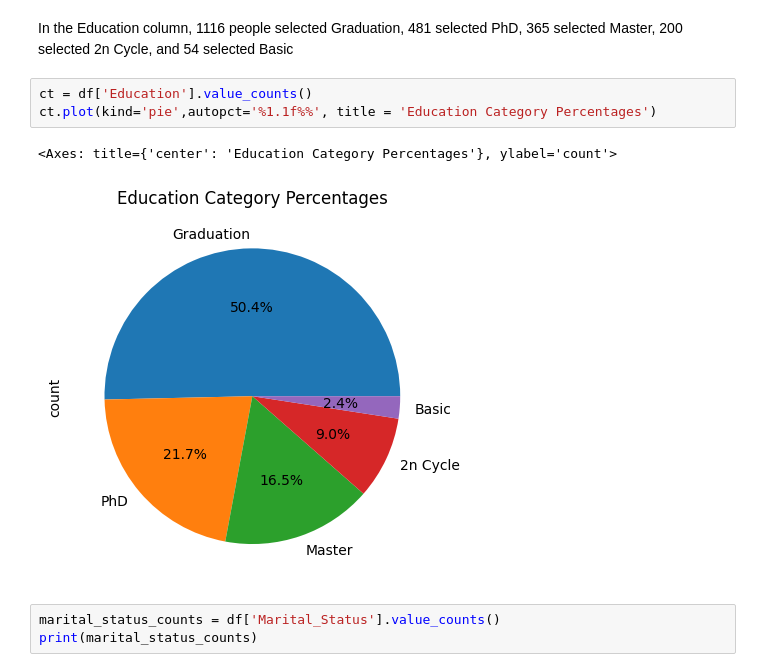
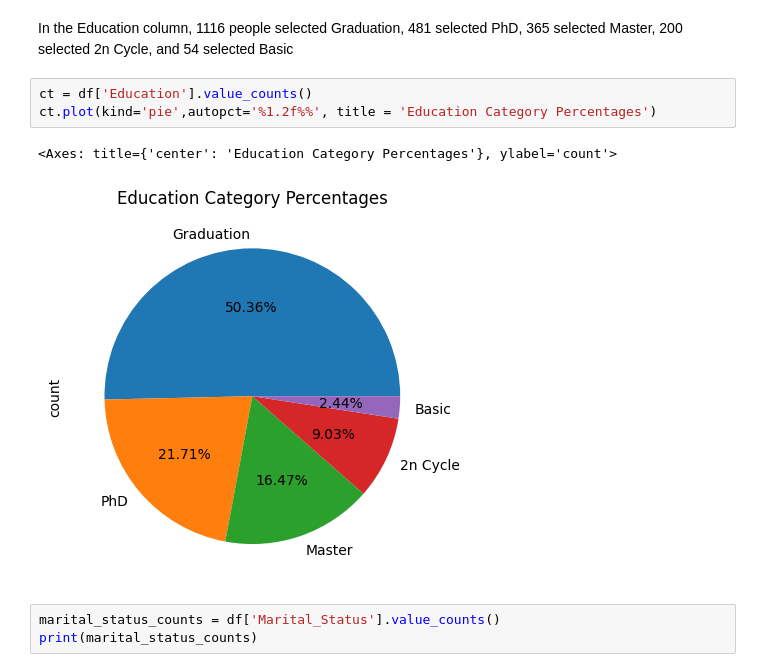
Before and after one commit to Data-Analytics-with-Python/individual-assignment-i-hadiashaikhh, a Jupyter notebook: Assignment_Notebook_1 - Hadia Shaikh.ipynb, the cells around one changed output. Drawn from its saved outputs; the diff is of its cells as text.

```diff
--- a/Assignment_Notebook_1 - Hadia Shaikh.ipynb
+++ b/Assignment_Notebook_1 - Hadia Shaikh.ipynb
@@ -216,10 +216,10 @@ Name: count, dtype: int64
 In the Education column, 1116 people selected Graduation, 481 selected PhD, 365 selected Master, 200 selected 2n Cycle, and 54 selected Basic
 # %%
 ct = df['Education'].value_counts()
-ct.plot(kind='pie',autopct='%1.1f%%', title = 'Education Category Percentages')
+ct.plot(kind='pie',autopct='%1.2f%%', title = 'Education Category Percentages')
 # %% [output]
 <Axes: title={'center': 'Education Category Percentages'}, ylabel='count'>
-[figure, old version]
+[figure, new version]
 # %%
 marital_status_counts = df['Marital_Status'].value_counts()
 print(marital_status_counts)
```
Also changed, not shown: parts of 2 cells of this notebook.
